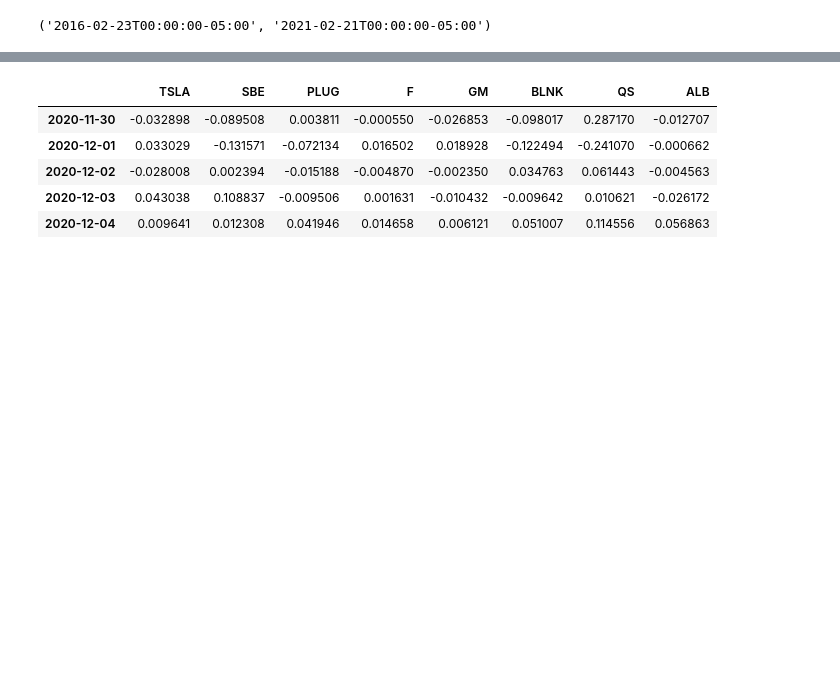
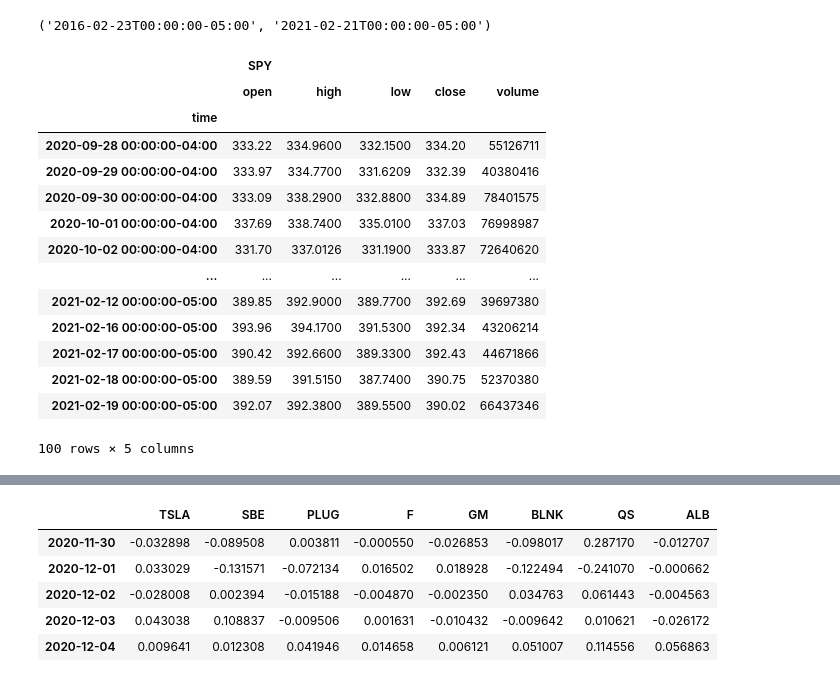
Before and after one commit to pstgeme/portfolio_analyzer, a Jupyter notebook: project_1.ipynb, the cells around one changed output, grey strips where cells are left out. Saved outputs shown, nothing was run; the diff lists cells and outputs as text; code cells hidden in the pictures; blank space fills up the shorter version.

Commit message:
Used for-loop to cut down code to generate closing price df for each portfolio. Added SPY (S&P Index) portfolio to contrast each portfolio to S&P market

```diff
--- a/project_1.ipynb
+++ b/project_1.ipynb
@@ -52,6 +52,35 @@ end_date = pd.Timestamp(today_date, tz="America/New_York").isoformat()
 start_date, end_date
 # %% [output]
 ('2016-02-23T00:00:00-05:00', '2021-02-21T00:00:00-05:00')
+# %%
+#Set ticker for S&P Portfolio
+spy_ticker = ['SPY']
+# %%
+# Get 5 year's worth of historical data for Green Auto Portfolio
+spy_df = api.get_barset(
+    spy_ticker,
+    timeframe,
+    start=start_date,
+    end=end_date
+).df
+
+spy_df
+# %% [output]
+|  | SPY |  |  |  |  |
+|  | open | high | low | close | volume |
+| time |  |  |  |  |  |
+| 2020-09-28 00:00:00-04:00 | 333.22 | 334.9600 | 332.1500 | 334.20 | 55126711 |
+| 2020-09-29 00:00:00-04:00 | 333.97 | 334.7700 | 331.6209 | 332.39 | 40380416 |
+| 2020-09-30 00:00:00-04:00 | 333.09 | 338.2900 | 332.8800 | 334.89 | 78401575 |
+| 2020-10-01 00:00:00-04:00 | 337.69 | 338.7400 | 335.0100 | 337.03 | 76998987 |
+| 2020-10-02 00:00:00-04:00 | 331.70 | 337.0126 | 331.1900 | 333.87 | 72640620 |
+| ... | ... | ... | ... | ... | ... |
+| 2021-02-12 00:00:00-05:00 | 389.85 | 392.9000 | 389.7700 | 392.69 | 39697380 |
+| 2021-02-16 00:00:00-05:00 | 393.96 | 394.1700 | 391.5300 | 392.34 | 43206214 |
+| 2021-02-17 00:00:00-05:00 | 390.42 | 392.6600 | 389.3300 | 392.43 | 44671866 |
+| 2021-02-18 00:00:00-05:00 | 389.59 | 391.5150 | 387.7400 | 390.75 | 52370380 |
+| 2021-02-19 00:00:00-05:00 | 392.07 | 392.3800 | 389.5500 | 390.02 | 66437346 |
+100 rows × 5 columns
 # %%
 # Set tickers for Green Auto Portfolio
 green_auto_tickers = ['TSLA', 'SBE', 'PLUG', 'F', 'GM', 'BLNK', 'QS', 'ALB']
```
Also changed, not shown: parts of 13 cells of this notebook.
